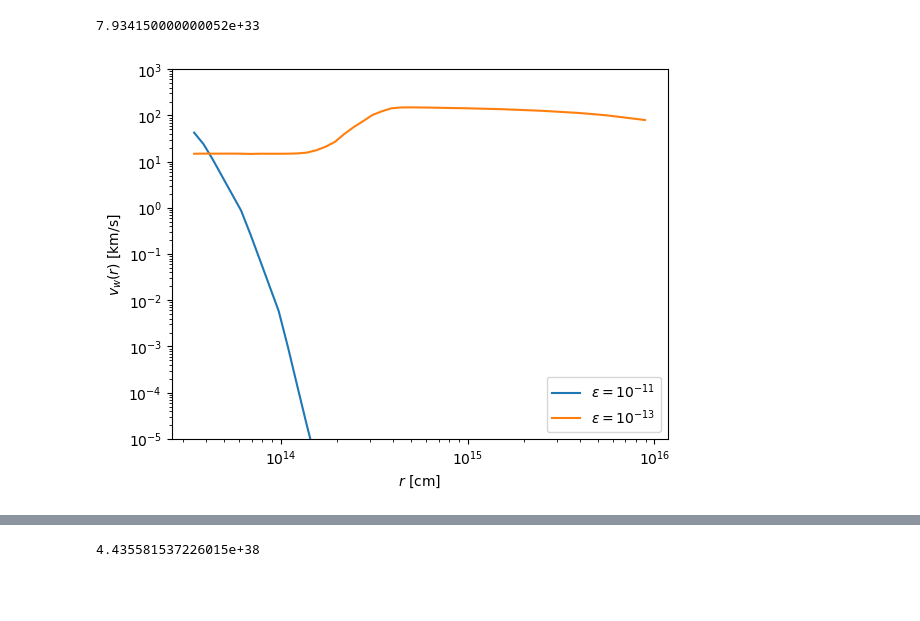
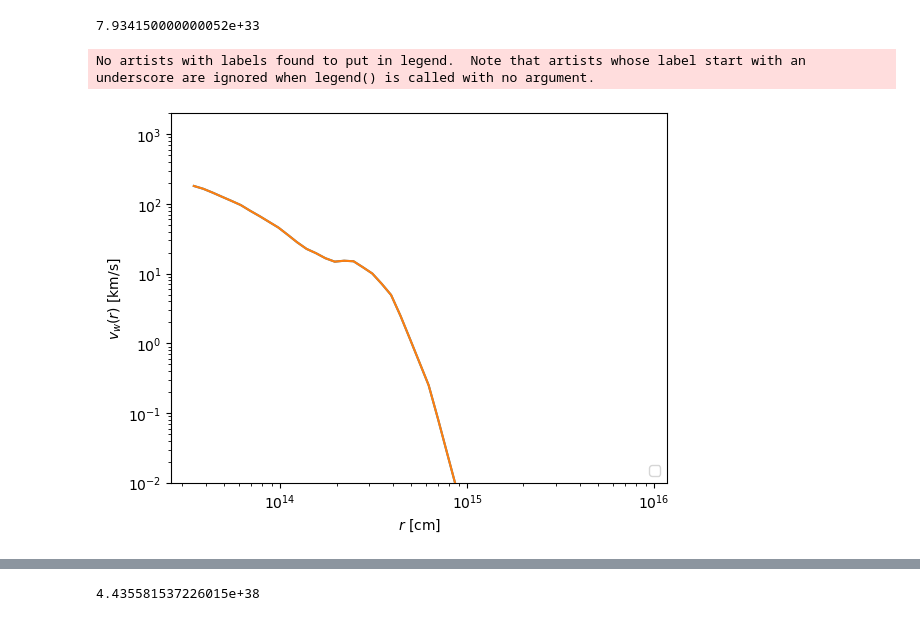
Before and after one commit to yenhsunlin/CSM_DP, a Jupyter notebook: time_and_position_integrations.ipynb, the cells around one changed output, grey strips where cells are left out. Saved outputs shown, nothing was run; the diff lists cells and outputs as text; code cells hidden in the pictures; blank space fills up the shorter version.

```diff
--- a/time_and_position_integrations.ipynb
+++ b/time_and_position_integrations.ipynb
@@ -41,16 +41,18 @@ number_of_mAp = 91
 # In the following we use realistic CSM density from Zimmerman+ Nature 627, 762 (2024)
 rho_SN2020tlf_data = np.log10(np.loadtxt('CSM_density/SN2020tlf.txt').T)
 rho_SN2023ixf_data = np.log10(np.loadtxt('CSM_density/SN2023ixf.txt').T)
+rho_SN2023ixf_smooth_data = np.log10(np.loadtxt('CSM_density/SN2023ixf_smooth.txt').T)
 rho_SN2024ggi_data = np.log10(np.loadtxt('CSM_density/SN2024ggi.txt').T)
 # Interp in log10 scale
 rho_2020tlf_interp = interp1d(rho_SN2020tlf_data[0],rho_SN2020tlf_data[1],kind='linear',bounds_error=False,fill_value=np.nan)
 rho_2023ixf_interp = interp1d(rho_SN2023ixf_data[0],rho_SN2023ixf_data[1],kind='linear',bounds_error=False,fill_value=np.nan)
+rho_2023ixf_s_interp = interp1d(rho_SN2023ixf_smooth_data[0],rho_SN2023ixf_smooth_data[1],kind='linear',bounds_error=False,fill_value=np.nan)
 rho_2024ggi_interp = interp1d(rho_SN2024ggi_data[0],rho_SN2024ggi_data[1],kind='linear',bounds_error=False,fill_value=np.nan)
 
 # r_max = rho_data[0][-1]
 # r_min = rho_data[0][0]
 
-r_mins = {'SN 2020tlf':10**rho_SN2020tlf_data[0,0],'SN 2023ixf':10**rho_SN2023ixf_data[0,0],'SN 2024ggi':10**rho_SN2024ggi_data[0,0]}
+r_mins = {'SN 2020tlf':10**rho_SN2020tlf_data[0,0],'SN 2023ixf':10**rho_SN2023ixf_data[0,0],'SN 2023ixf s':10**rho_SN2023ixf_smooth_data[0,0],'SN 2024ggi':10**rho_SN2024ggi_data[0,0]}
 
 def CSM_density(r,SN_name='SN 2023ixf'):
     """
@@ -61,6 +63,8 @@ def CSM_density(r,SN_name='SN 2023ixf'):
         return 10**rho_2020tlf_interp(r)
     elif SN_name == 'SN 2023ixf':
         return 10**rho_2023ixf_interp(r)
+    elif SN_name == 'SN 2023ixf s':
+        return 10**rho_2023ixf_s_interp(r)
     elif SN_name == 'SN 2024ggi':
         return 10**rho_2024ggi_interp(r)
     else:
@@ -845,18 +861,19 @@ def CSM_dM(r,SN_name='SN 2023ixf'):
     rho = CSM_density(r,SN_name) # g/cm^3
     return 4 * np.pi * r**2 * rho * 8.9876e20 # erg / cm
 # %%
-v_layer_m13 = [np.sqrt(2 * energy_deposition(67,r,1e-13,SN_profile='LS220') / CSM_dM(r,SN_name='SN 2023ixf'))*300000 for r in CSM_radii]
-v_layer_m11 = [np.sqrt(2 * energy_deposition(67,r,1e-11,SN_profile='LS220') / CSM_dM(r,SN_name='SN 2023ixf'))*300000 for r in CSM_radii]
+v_layer_m13 = [np.sqrt(2 * energy_deposition(-8,r,1e-12,SN_profile='LS220') / CSM_dM(r,SN_name='SN 2023ixf'))*300000 for r in CSM_radii]
+v_layer_m11 = [np.sqrt(2 * energy_deposition(-8,r,1e-12,SN_profile='LS220') / CSM_dM(r,SN_name='SN 2023ixf'))*300000 for r in CSM_radii]
 # %%
-plt.plot(CSM_radii,v_layer_m11,label=r'$\epsilon=10^{-11}$')
-plt.plot(CSM_radii,v_layer_m13,label=r'$\epsilon=10^{-13}$')
+plt.plot(CSM_radii,v_layer_m11)
+plt.plot(CSM_radii,v_layer_m13)
 plt.xscale('log')
 plt.yscale('log')
 plt.legend(loc='lower right')
-plt.ylim(1e-5,1e3)
+plt.ylim(1e-2,2e3)
 plt.xlabel(r'$r$ [cm]')
 plt.ylabel(r'$v_w(r)$ [km/s]')
 plt.savefig('vw_per_layer.png',bbox_inches='tight')
 # %% [output]
+No artists with labels found to put in legend.  Note that artists whose label start with an underscore are ignored when legend() is called with no argument.
-[figure, old version]
+[figure, new version]
 # %%
```
Also changed, not shown: parts of 22 cells of this notebook, 20 other files.
